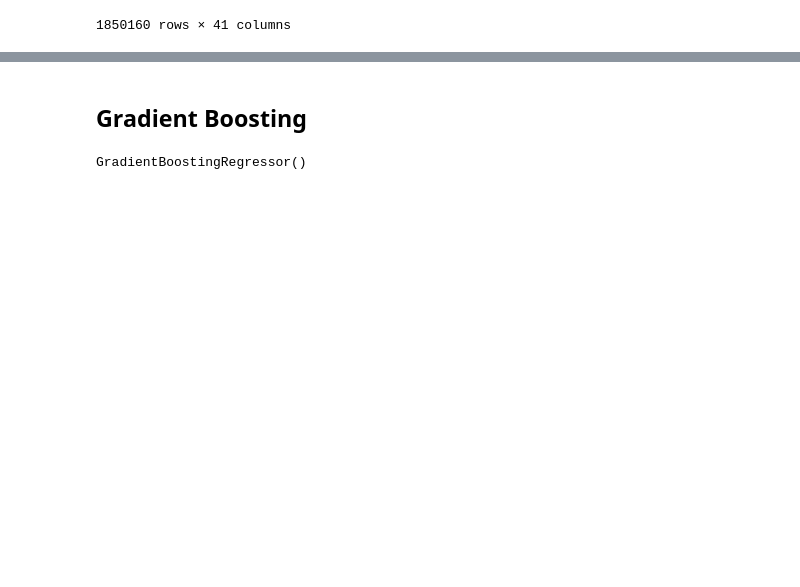
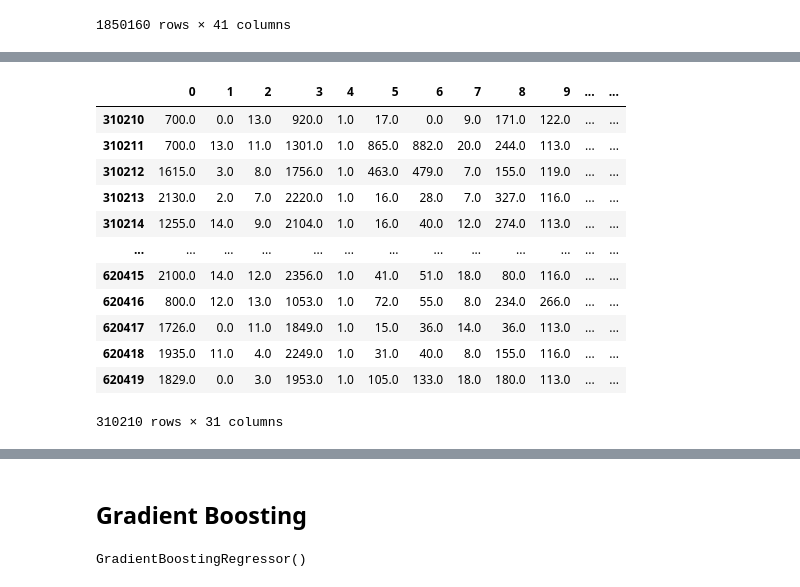
Before and after one commit to AMVamsi/Flight_Delay_Prediction, a Jupyter notebook: Regression .ipynb, the cells around one changed output, grey strips where cells are left out. Saved outputs shown, nothing was run; the diff lists cells and outputs as text; code cells hidden in the pictures; blank space fills up the shorter version.

```diff
--- a/Regression .ipynb
+++ b/Regression .ipynb
@@ -32,0 +57,17 @@ df
+# %%
+del_un = d.loc[d["4"] == 1]
+del_un
+# %% [output]
+|  | 0 | 1 | 2 | 3 | 4 | 5 | 6 | 7 | 8 | 9 | ... | ... |
+| 310210 | 700.0 | 0.0 | 13.0 | 920.0 | 1.0 | 17.0 | 0.0 | 9.0 | 171.0 | 122.0 | ... | ... |
+| 310211 | 700.0 | 13.0 | 11.0 | 1301.0 | 1.0 | 865.0 | 882.0 | 20.0 | 244.0 | 113.0 | ... | ... |
+| 310212 | 1615.0 | 3.0 | 8.0 | 1756.0 | 1.0 | 463.0 | 479.0 | 7.0 | 155.0 | 119.0 | ... | ... |
+| 310213 | 2130.0 | 2.0 | 7.0 | 2220.0 | 1.0 | 16.0 | 28.0 | 7.0 | 327.0 | 116.0 | ... | ... |
+| 310214 | 1255.0 | 14.0 | 9.0 | 2104.0 | 1.0 | 16.0 | 40.0 | 12.0 | 274.0 | 113.0 | ... | ... |
+| ... | ... | ... | ... | ... | ... | ... | ... | ... | ... | ... | ... | ... |
+| 620415 | 2100.0 | 14.0 | 12.0 | 2356.0 | 1.0 | 41.0 | 51.0 | 18.0 | 80.0 | 116.0 | ... | ... |
+| 620416 | 800.0 | 12.0 | 13.0 | 1053.0 | 1.0 | 72.0 | 55.0 | 8.0 | 234.0 | 266.0 | ... | ... |
+| 620417 | 1726.0 | 0.0 | 11.0 | 1849.0 | 1.0 | 15.0 | 36.0 | 14.0 | 36.0 | 113.0 | ... | ... |
+| 620418 | 1935.0 | 11.0 | 4.0 | 2249.0 | 1.0 | 31.0 | 40.0 | 8.0 | 155.0 | 116.0 | ... | ... |
+| 620419 | 1829.0 | 0.0 | 3.0 | 1953.0 | 1.0 | 105.0 | 133.0 | 18.0 | 180.0 | 113.0 | ... | ... |
+310210 rows × 31 columns
```
Also changed, not shown: parts of 43 cells of this notebook.
